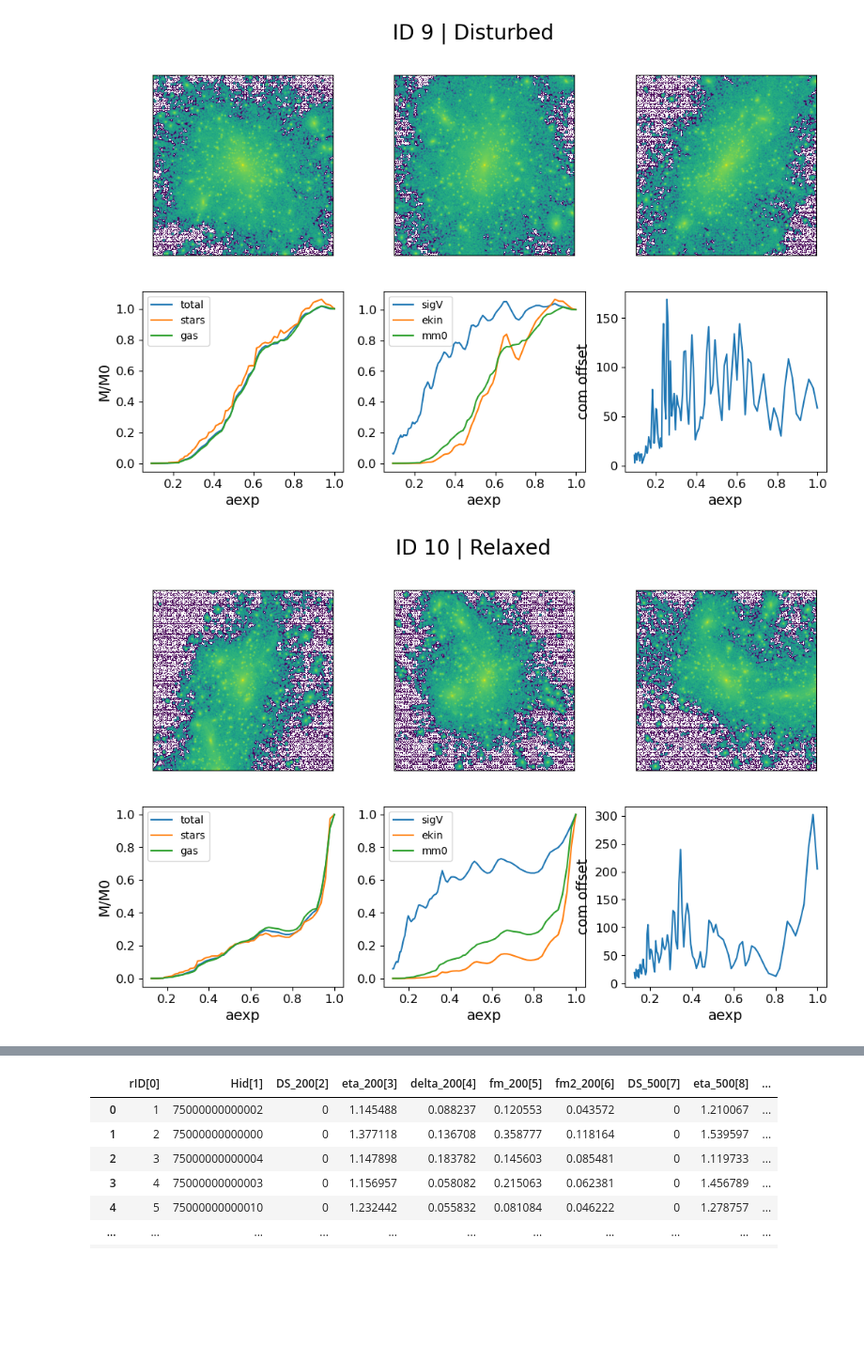
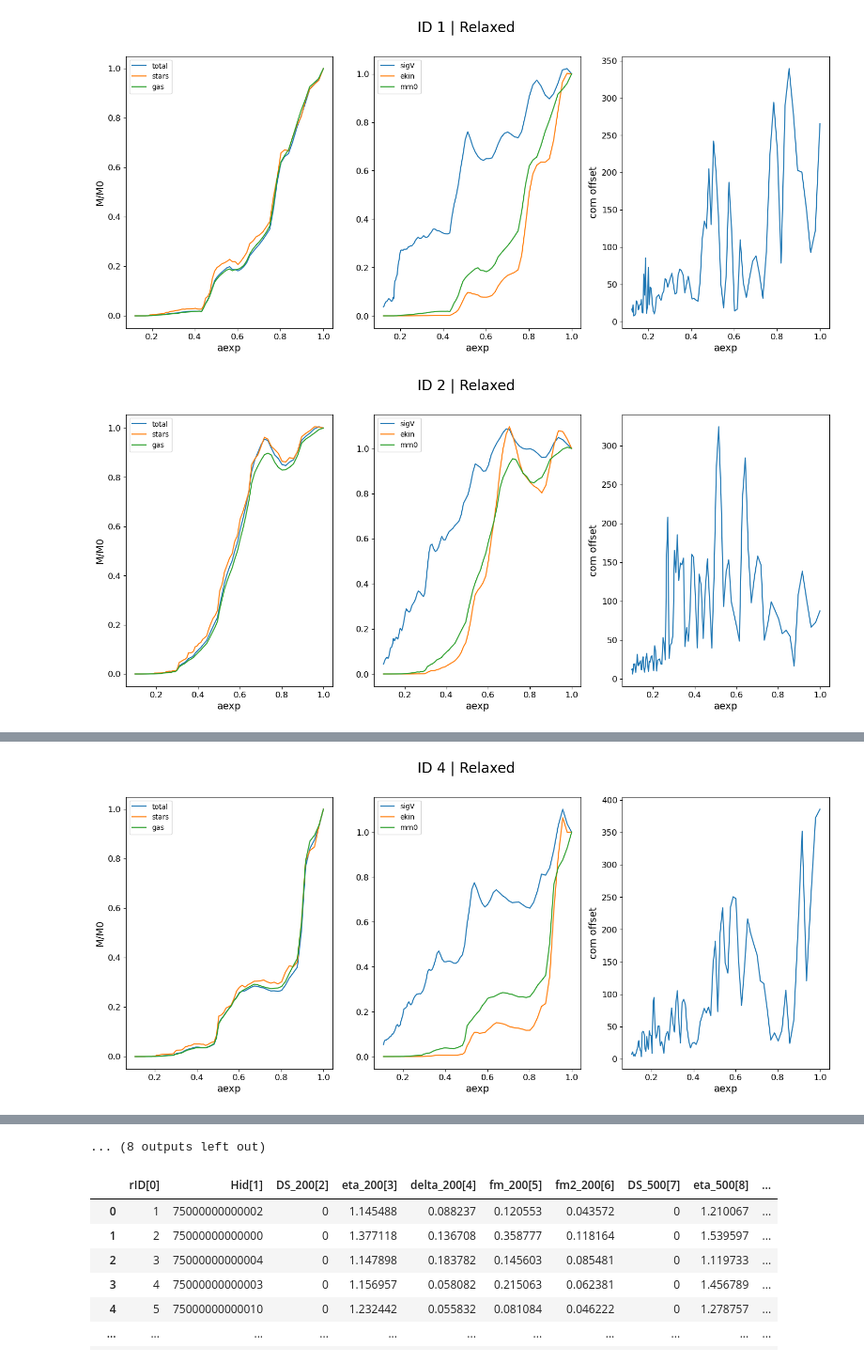
Before and after one commit to Kabelo-T/cluster_morph, a Jupyter notebook: sanity.ipynb, the cells around one changed output, grey strips where cells are left out. Shown at 94% size. Drawn from its saved outputs; the diff is of its cells as text; code cells hidden in the pictures; blank space fills up the shorter version.

```diff
--- a/sanity.ipynb
+++ b/sanity.ipynb
@@ -29,49 +29,49 @@ with open('data/gadgetx3k_20/GadgetX-DS-theory-snap-128.txt') as f:
 state = {0: "Relaxed",
          1: "Disturbed"}
 # %%
-for indx in np.arange(9, 12):
-    fig, axs = plt.subplots(nrows=2, ncols=3, figsize=(12, 7))
+for indx in np.arange(1, 21):
+    fig, axs = plt.subplots(nrows=1, ncols=3, figsize=(18, 7))
     fig.suptitle(f'ID {indx} | {state[ds_z0[indx]]}', fontsize=20)
     mah_file = f'data/gadgetx3k_20/AHF_History/NewMDCLUSTER_{str(indx).zfill(4)}_halo_128000000000001.dat'
     mah_df = pd.read_csv(mah_file, sep=r'\s+', index_col=False)
 
     mm0 = mah_df['Mvir(4)'].values/mah_df['Mvir(4)'][0]
     mm0_star = mah_df['M_star(65)'].values/mah_df['M_star(65)'][0]
     mm0_gas = mah_df['M_gas(45)'].values/mah_df['M_gas(45)'][0]
 
     com = mah_df[mah_df.columns[16]].values
     ekin = mah_df[mah_df.columns[39]].values/mah_df[mah_df.columns[39]][0]
     sigV = mah_df[mah_df.columns[19]].values/mah_df[mah_df.columns[19]][0]
 
-    for i in range(3):
+    # for i in range(3):
 
-        img_file = f'data/gadgetx3k_20/maps/bcg_{str(indx).zfill(4)}_125_{str(i)}.fits'
-        try:
-            hdulist = fits.open(img_file)
-        except:
-            continue
-        img = hdulist[0].data
-        plots.display_img(img, axs=axs[0][i])
-        axs[0][i].xaxis.set_visible(False)
-        axs[0][i].yaxis.set_visible(False)
+        # img_file = f'data/gadgetx3k_20/maps/bcg_{str(indx).zfill(4)}_125_{str(i)}.fits'
+        # try:
+        #     hdulist = fits.open(img_file)
+        # except:
+        #     continue
+        # img = hdulist[0].data
+        # plots.display_img(img, axs=axs[0][i])
+        # axs[0][i].xaxis.set_visible(False)
+        # axs[0][i].yaxis.set_visible(False)
     aexp = 1/(1+mah_df['Redshift(0)'])
-    axs[1][0].plot(aexp, mm0, label='total')
-    axs[1][0].plot(aexp, mm0_star, label='stars')
-    axs[1][0].plot(aexp, mm0_gas, label='gas')
-    axs[1][0].set_xlabel('aexp')
-    axs[1][0].set_ylabel('M/M0')
-    axs[1][0].legend()
+    axs[0].plot(aexp, mm0, label='total')
+    axs[0].plot(aexp, mm0_star, label='stars')
+    axs[0].plot(aexp, mm0_gas, label='gas')
+    axs[0].set_xlabel('aexp')
+    axs[0].set_ylabel('M/M0')
+    axs[0].legend()
 
-    axs[1][1].plot(aexp, sigV, label='sigV')
-    axs[1][1].plot(aexp, ekin, label='ekin')
-    axs[1][1].plot(aexp, mm0, label='mm0')
-    axs[1][1].set_xlabel('aexp')
-    axs[1][1].legend()
+    axs[1].plot(aexp, sigV, label='sigV')
+    axs[1].plot(aexp, ekin, label='ekin')
+    axs[1].plot(aexp, mm0, label='mm0')
+    axs[1].set_xlabel('aexp')
+    axs[1].legend()
 
-    axs[1][2].plot(aexp, com)
-    axs[1][2].set_xlabel('aexp')
-    axs[1][2].set_ylabel('com offset')
+    axs[2].plot(aexp, com)
+    axs[2].set_xlabel('aexp')
+    axs[2].set_ylabel('com offset')
     plt.show()
 # %% [output]
-[figure, old version]
+[figure, new version]
-[figure, old version]
+[figure, new version]
@@ -78,0 +79 @@ for indx in np.arange(9, 12):
+[figure, added]
@@ -79,3 +88,4 @@ for indx in np.arange(9, 12):
+... (8 outputs left out)
 # %%
 dsdf = pd.read_csv(
     'data/gadgetx3k_20/G3X_progenitors/DS_G3X_snap_075_center-cluster_progenitors.txt',
```
Also changed, not shown: parts of 1 cell of this notebook, 5 other files.
